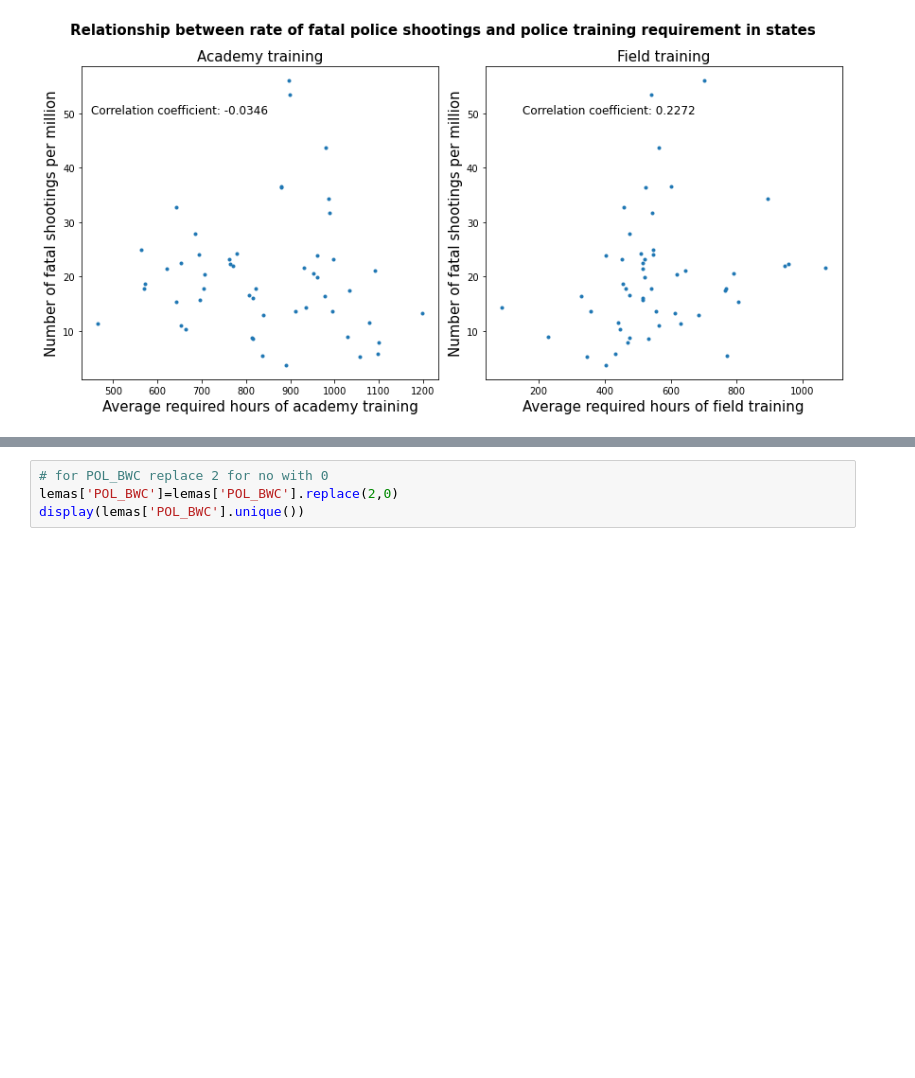
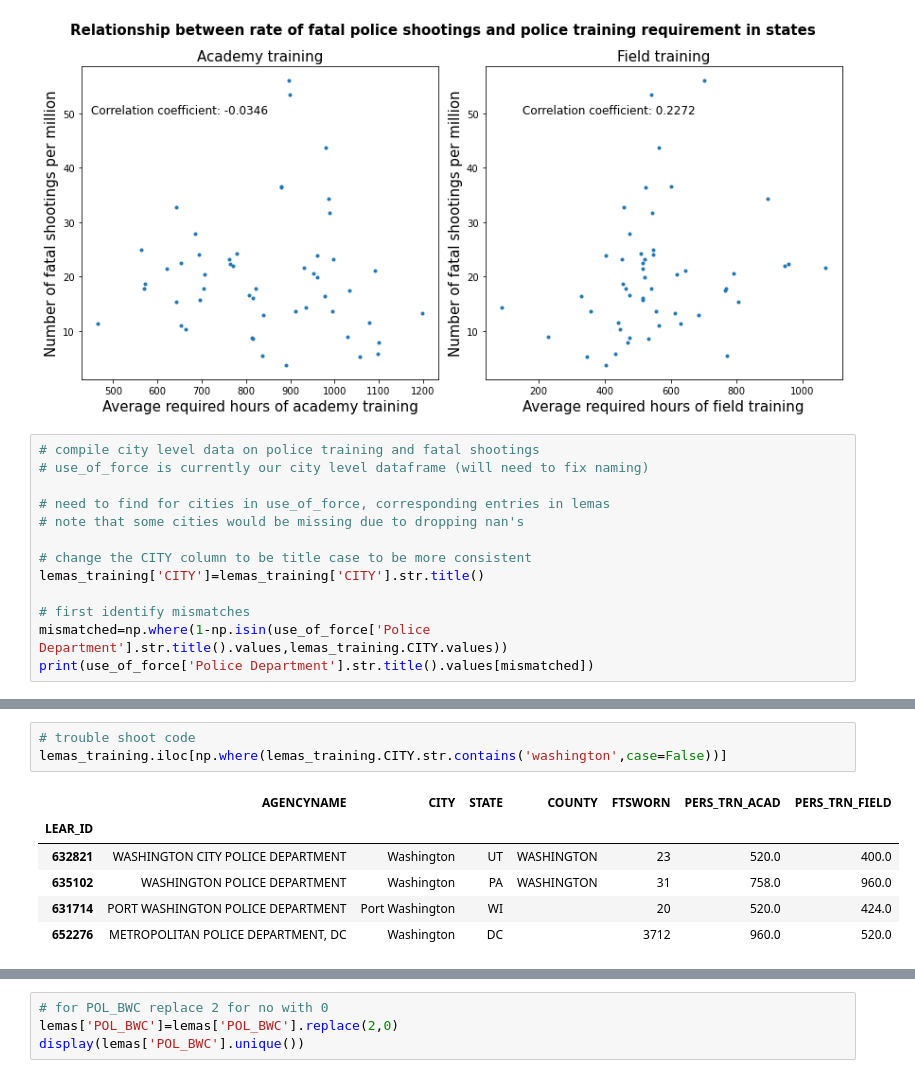
Before and after one commit to annajaffe/police-violence, a Jupyter notebook: CY_EDA_notebook.ipynb, the cells around one changed output, grey strips where cells are left out. Saved outputs shown, nothing was run; the diff lists cells and outputs as text; blank space fills up the shorter version.

```diff
--- a/CY_EDA_notebook.ipynb
+++ b/CY_EDA_notebook.ipynb
@@ -592,3 +570,16 @@ plt.tight_layout()
 plt.savefig('State training and rate of police shooting.png')
 # %% [output]
 [figure]
+# %%
+# compile city level data on police training and fatal shootings
+# use_of_force is currently our city level dataframe (will need to fix naming)
+
+# need to find for cities in use_of_force, corresponding entries in lemas
+# note that some cities would be missing due to dropping nan's
+
+# change the CITY column to be title case to be more consistent
+lemas_training['CITY']=lemas_training['CITY'].str.title()
+
+# first identify mismatches
+mismatched=np.where(1-np.isin(use_of_force['Police Department'].str.title().values,lemas_training.CITY.values))
+print(use_of_force['Police Department'].str.title().values[mismatched])
@@ -594,0 +608,10 @@ plt.savefig('State training and rate of police shooting.png')
+# %%
+# trouble shoot code
+lemas_training.iloc[np.where(lemas_training.CITY.str.contains('washington',case=False))]
+# %% [output]
+|  | AGENCYNAME | CITY | STATE | COUNTY | FTSWORN | PERS_TRN_ACAD | PERS_TRN_FIELD |
+| LEAR_ID |  |  |  |  |  |  |  |
+| 632821 | WASHINGTON CITY POLICE DEPARTMENT | Washington | UT | WASHINGTON | 23 | 520.0 | 400.0 |
+| 635102 | WASHINGTON POLICE DEPARTMENT | Washington | PA | WASHINGTON | 31 | 758.0 | 960.0 |
+| 631714 | PORT WASHINGTON POLICE DEPARTMENT | Port Washington | WI |  | 20 | 520.0 | 424.0 |
+| 652276 | METROPOLITAN POLICE DEPARTMENT, DC | Washington | DC |  | 3712 | 960.0 | 520.0 |
```
Also changed, not shown: parts of 16 cells of this notebook, 1 other file.
